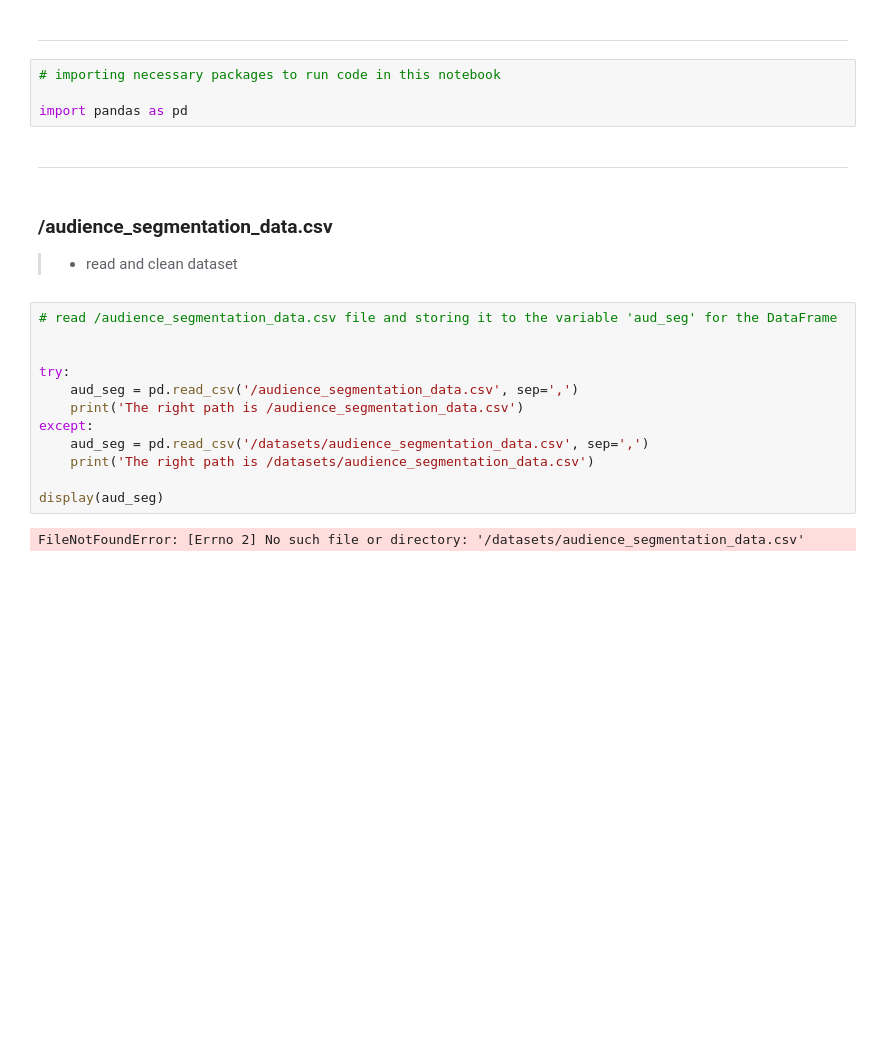
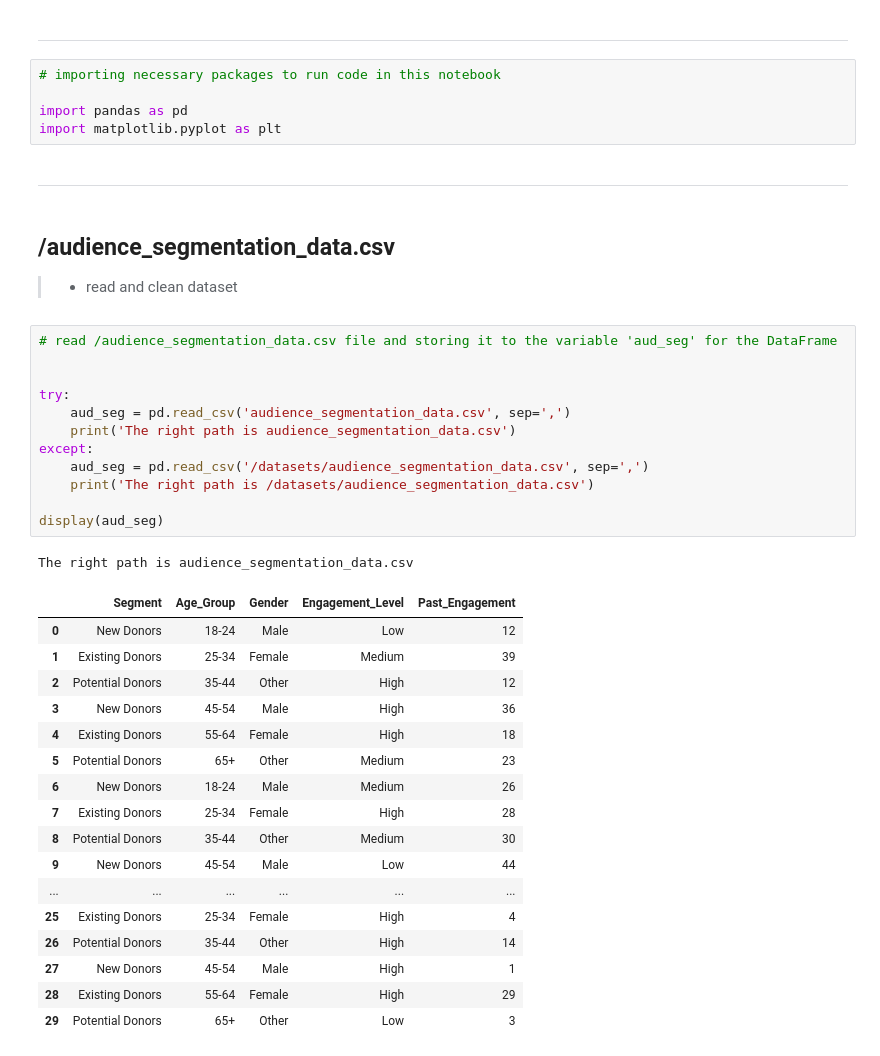
Before and after one commit to stxphz/unicef, a Jupyter notebook: analysis.ipynb, the cells around one changed output. Drawn from its saved outputs; the diff is of its cells as text; blank space fills up the shorter version.

```diff
--- a/analysis.ipynb
+++ b/analysis.ipynb
@@ -61,23 +61,41 @@ along with any supporting data files (e.g., Excel, CSV).</p>
 # importing necessary packages to run code in this notebook
 
 import pandas as pd
+import matplotlib.pyplot as plt
 # %% [markdown]
 ---
 # %% [markdown]
-<h3>/audience_segmentation_data.csv</h3>
+<h2>/audience_segmentation_data.csv</h2>
 
 > - read and clean dataset
 # %%
 # read /audience_segmentation_data.csv file and storing it to the variable 'aud_seg' for the DataFrame
 
 
 try:
-    aud_seg = pd.read_csv('/audience_segmentation_data.csv', sep=',')
-    print('The right path is /audience_segmentation_data.csv')
+    aud_seg = pd.read_csv('audience_segmentation_data.csv', sep=',')
+    print('The right path is audience_segmentation_data.csv')
 except:
     aud_seg = pd.read_csv('/datasets/audience_segmentation_data.csv', sep=',')
     print('The right path is /datasets/audience_segmentation_data.csv')
 
 display(aud_seg)
 # %% [output]
-FileNotFoundError: [Errno 2] No such file or directory: '/datasets/audience_segmentation_data.csv'
+The right path is audience_segmentation_data.csv
+|  | Segment | Age_Group | Gender | Engagement_Level | Past_Engagement |
+| 0 | New Donors | 18-24 | Male | Low | 12 |
+| 1 | Existing Donors | 25-34 | Female | Medium | 39 |
+| 2 | Potential Donors | 35-44 | Other | High | 12 |
+| 3 | New Donors | 45-54 | Male | High | 36 |
+| 4 | Existing Donors | 55-64 | Female | High | 18 |
+| 5 | Potential Donors | 65+ | Other | Medium | 23 |
+| 6 | New Donors | 18-24 | Male | Medium | 26 |
+| 7 | Existing Donors | 25-34 | Female | High | 28 |
+| 8 | Potential Donors | 35-44 | Other | Medium | 30 |
+| 9 | New Donors | 45-54 | Male | Low | 44 |
+| ... | ... | ... | ... | ... | ... |
+| 25 | Existing Donors | 25-34 | Female | High | 4 |
+| 26 | Potential Donors | 35-44 | Other | High | 14 |
+| 27 | New Donors | 45-54 | Male | High | 1 |
+| 28 | Existing Donors | 55-64 | Female | High | 29 |
+| 29 | Potential Donors | 65+ | Other | Low | 3 |
```
Also changed, not shown: parts of 30 cells of this notebook, 1 other file.
